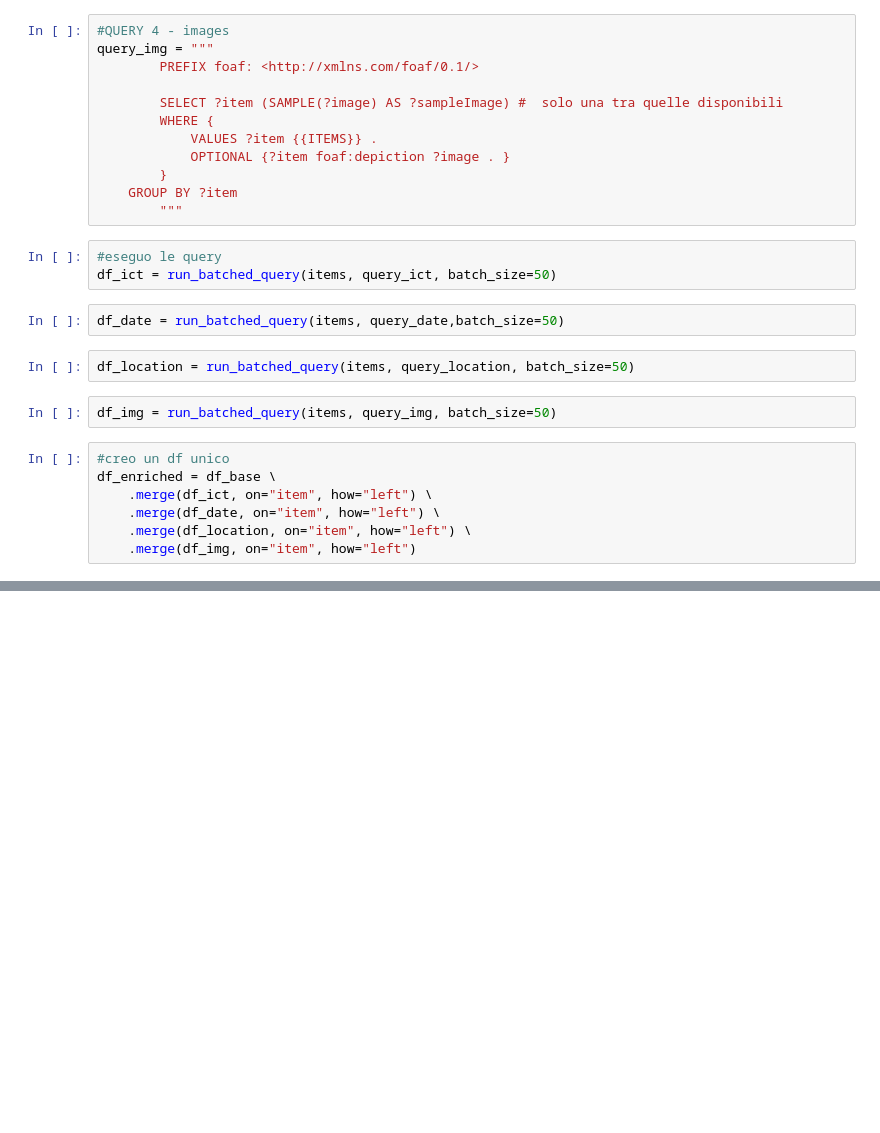
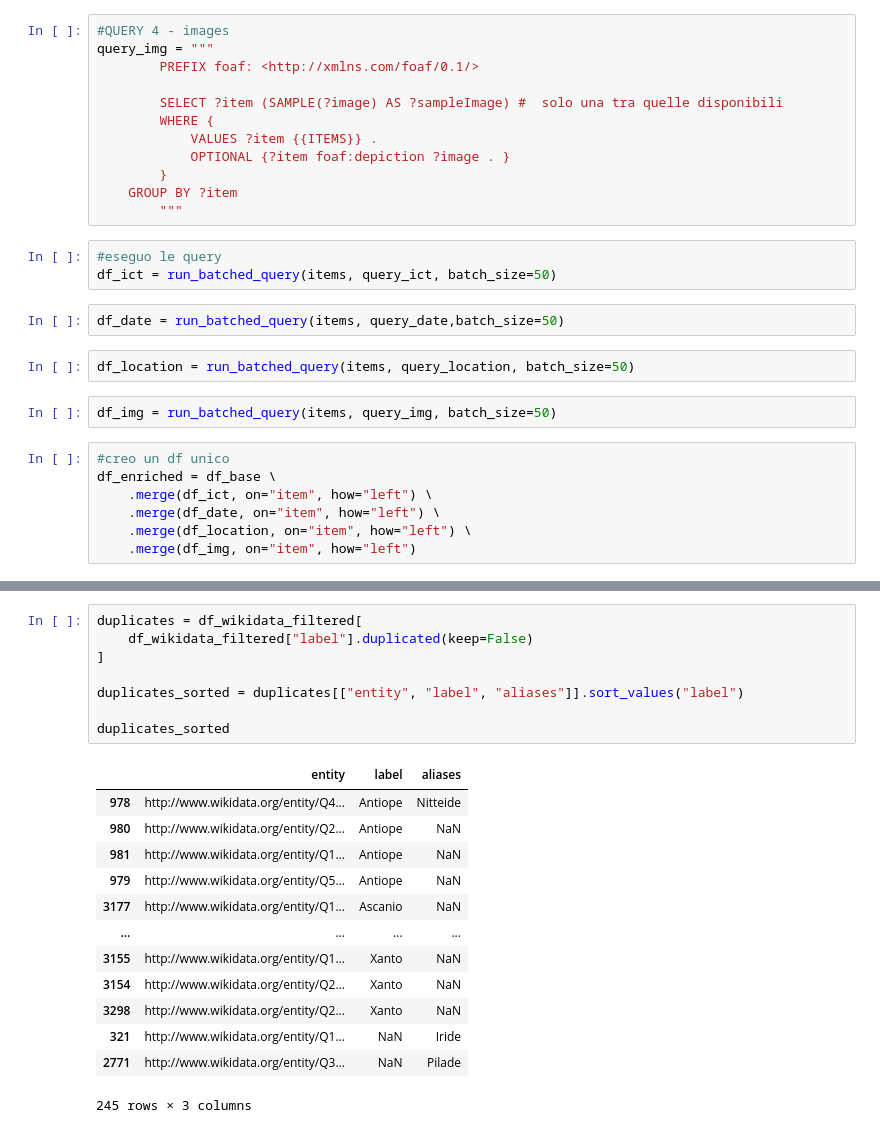
Before and after one commit to Info-Viz/DataNymphs, a Jupyter notebook: COPIA_opere_mitologiche_ArCo.ipynb, the cells around one changed output, grey strips where cells are left out. Saved outputs shown, nothing was run; the diff lists cells and outputs as text; blank space fills up the shorter version.

```diff
--- a/COPIA_opere_mitologiche_ArCo.ipynb
+++ b/COPIA_opere_mitologiche_ArCo.ipynb
@@ -484,0 +601,22 @@ df_label.head(50)
+# %%
+duplicates = df_wikidata_filtered[
+    df_wikidata_filtered["label"].duplicated(keep=False)
+]
+
+duplicates_sorted = duplicates[["entity", "label", "aliases"]].sort_values("label")
+
+duplicates_sorted
+# %% [output]
+|  | entity | label | aliases |
+| 978 | http://www.wikidata.org/entity/Q4... | Antiope | Nitteide |
+| 980 | http://www.wikidata.org/entity/Q2... | Antiope | NaN |
+| 981 | http://www.wikidata.org/entity/Q1... | Antiope | NaN |
+| 979 | http://www.wikidata.org/entity/Q5... | Antiope | NaN |
+| 3177 | http://www.wikidata.org/entity/Q1... | Ascanio | NaN |
+| ... | ... | ... | ... |
+| 3155 | http://www.wikidata.org/entity/Q1... | Xanto | NaN |
+| 3154 | http://www.wikidata.org/entity/Q2... | Xanto | NaN |
+| 3298 | http://www.wikidata.org/entity/Q2... | Xanto | NaN |
+| 321 | http://www.wikidata.org/entity/Q1... | NaN | Iride |
+| 2771 | http://www.wikidata.org/entity/Q3... | NaN | Pilade |
+245 rows × 3 columns
```
Also changed, not shown: parts of 17 cells of this notebook, 3 other files.
